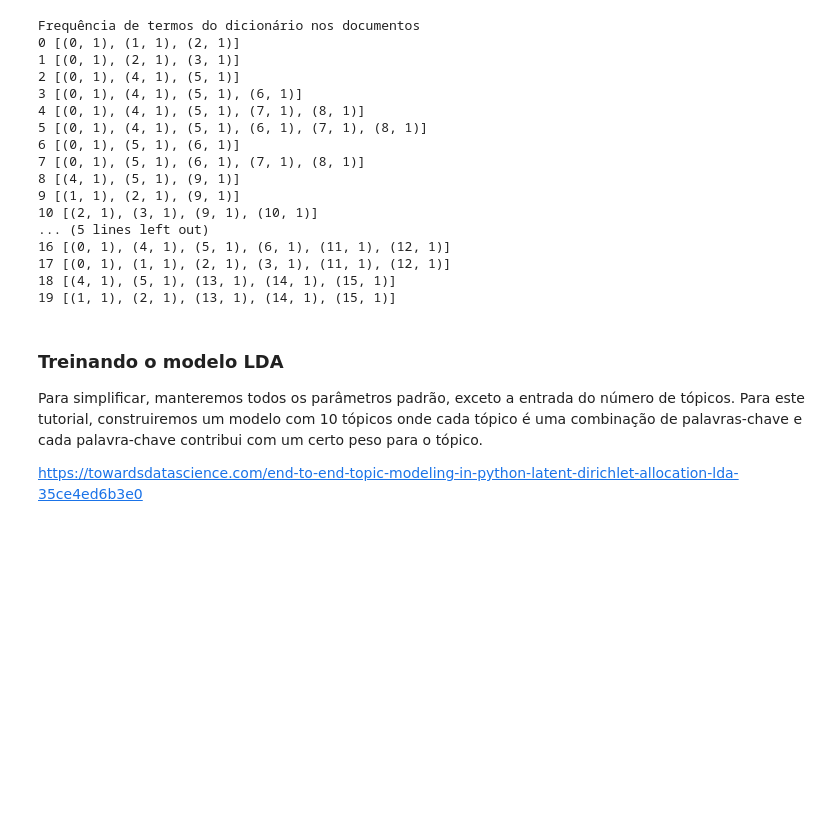
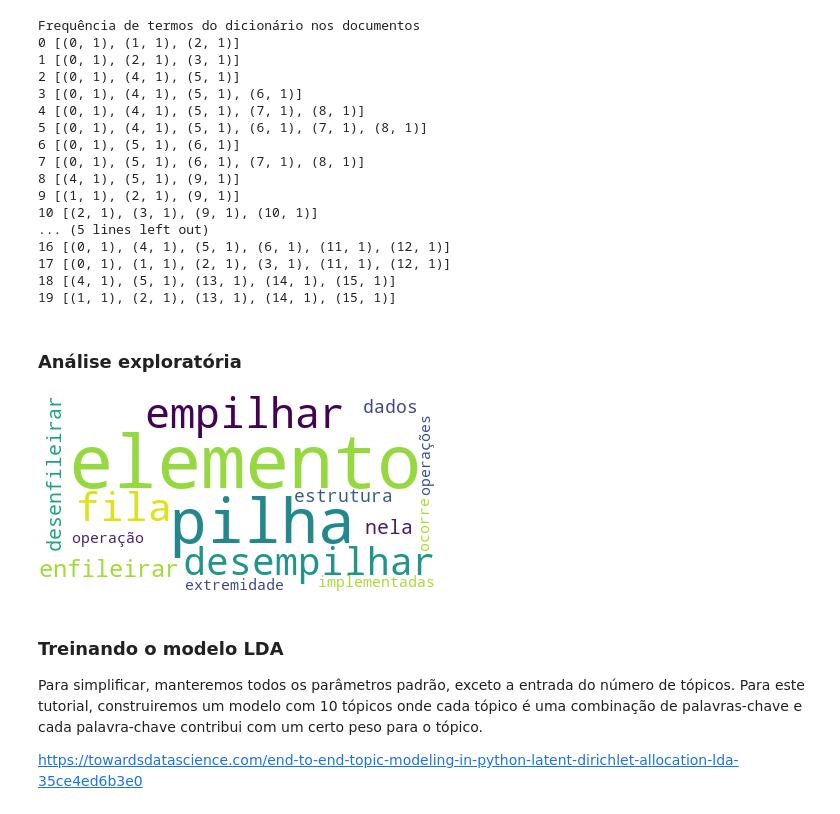
Before and after one commit to osmarbraz/exemplos_gensim, a Jupyter notebook: Exemplo_LDA_Gensim_pt_br.ipynb, the cells around one changed output. Drawn from its saved outputs; the diff is of its cells as text; code cells hidden in the pictures; blank space fills up the shorter version.

```diff
--- a/Exemplo_LDA_Gensim_pt_br.ipynb
+++ b/Exemplo_LDA_Gensim_pt_br.ipynb
@@ -494,13 +574,13 @@ print(dados_palavras_lematizado[:1])
 Seleção da origem dos textos com lematização ou não
 # %%
 # Criando o dicionário com lematização e sem as stopwords
-# textos = dados_palavras_lematizado
+# dados_palavras = dados_palavras_lematizado
 
 # Criando o dicionário sem lematização e sem as stopwords
-textos = dados_palavras_semstopwords
+dados_palavras = dados_palavras_semstopwords
 
 # Criando o dicionário com stopwords
-# textos = dados_palavras
+# dados_palavras = dados_palavras
 # %% [markdown]
 Cria o corpus
 # %%
@@ -1143,14 +1117,0 @@ Criando modelos bigramas e trigramas
-# %%
-# Import das biblitecas
-import gensim
-
-# Construa os modelos de bigramas e trigramas
-bigram = gensim.models.Phrases(dados_palavras_semstopwords, min_count=5, threshold=100) # max_topicse mais alto menos frases.
-trigram = gensim.models.Phrases(bigram[dados_palavras_semstopwords], threshold=100)
-
-# Maneira mais rápida de obter uma frase batida como um trigrama/bigrama
-bigram_mod = gensim.models.phrases.Phraser(bigram)
-trigram_mod = gensim.models.phrases.Phraser(trigram)
-
-# Veja exemplo de trigrama
-print(trigram_mod[bigram_mod[dados_palavras[0]]])
@@ -1198,0 +1188,6 @@ textos = dados_palavras_semstopwords
+# %%
+# Criando o dicionário sem lematização e sem as stopwords
+textos = preparaCorpus(documentos,
+                       minusculo=True,
+                       removePontuacao=True,
+                       removeStopwords=True)
@@ -1254,6 +1257,25 @@ Frequência de termos do dicionário nos documentos
 17 [(0, 1), (1, 1), (2, 1), (3, 1), (11, 1), (12, 1)]
 18 [(4, 1), (5, 1), (13, 1), (14, 1), (15, 1)]
 19 [(1, 1), (2, 1), (13, 1), (14, 1), (15, 1)]
+# %% [markdown]
+### Análise exploratória
+# %%
+# Importar a biblioteca wordcloud
+from wordcloud import WordCloud
+
+# Junte os diferentes documentos processados.
+long_string = ','.join(list([item for l in textos for item in l]))
+
+# Cria um objeto WordCloud
+wordcloud = WordCloud(background_color="white", max_words=5000, contour_width=3, contour_color='steelblue')
+
+# Gera uma nuvem de palavras
+wordcloud.generate(long_string)
+
+# Visualize a nuvem de palavras
+wordcloud.to_image()
+# %% [output]
+[figure, added]
 # %% [markdown]
 ### Treinando o modelo LDA
 
```
Also changed, not shown: parts of 85 cells of this notebook.
